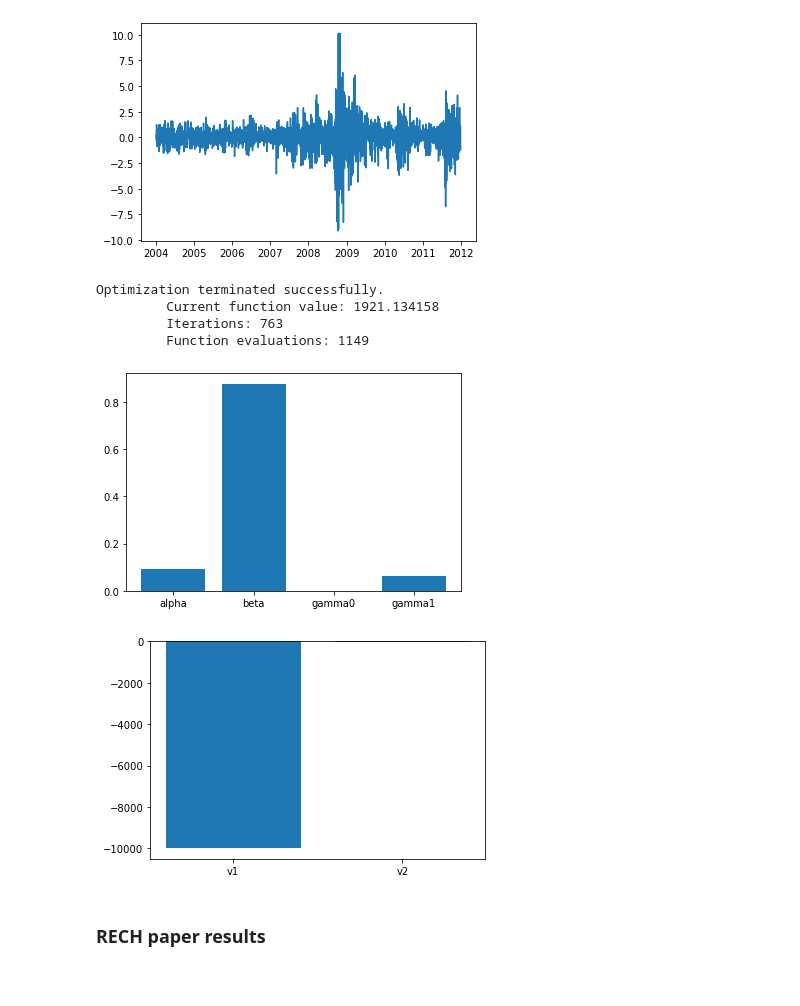
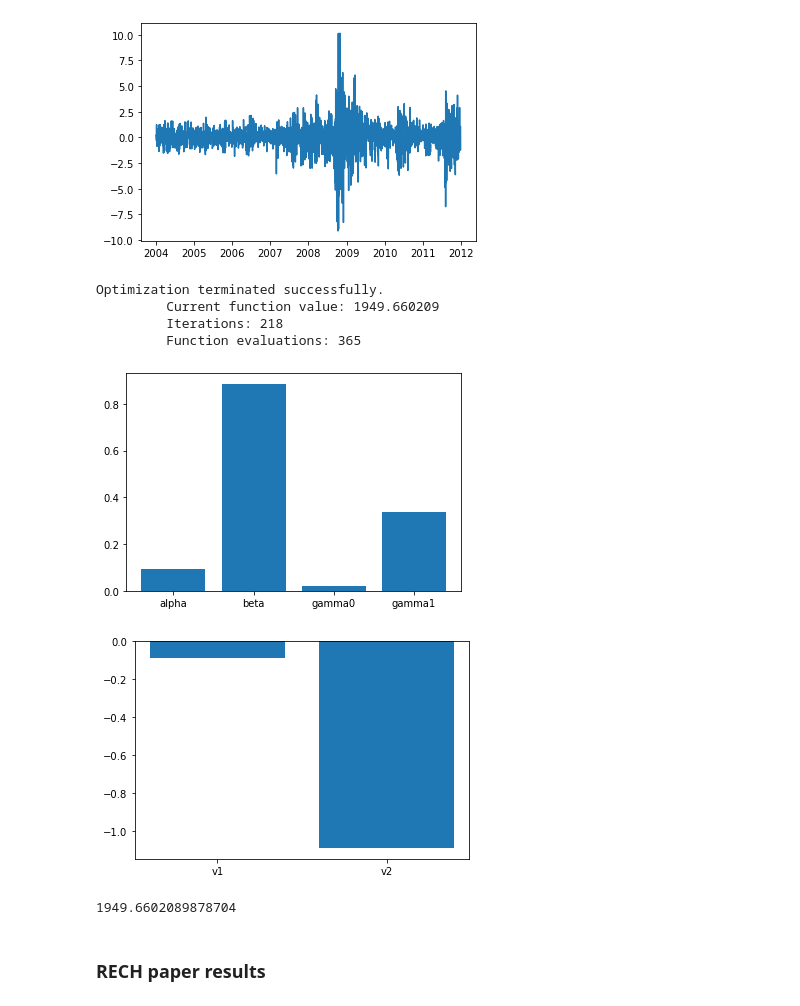
Before and after one commit to mbilsen/thesis_stuff, a Jupyter notebook: SRN_GARCH_SP500.ipynb, the cells around one changed output. Drawn from its saved outputs; the diff is of its cells as text; code cells hidden in the pictures.

```diff
--- a/SRN_GARCH_SP500.ipynb
+++ b/SRN_GARCH_SP500.ipynb
@@ -12,3 +12,6 @@ def sigmoid(x):
     except:
         sig = 0
     return sig
+# %%
+def relu(x, bound = 10):
+    return min(max(0,x),bound)
@@ -229,24 +305,31 @@ plt.plot(data['log_ret * 100'])
 # %%
 cons = ({"type": "ineq", "func" : lambda x: np.array(x)})
 vP0 = (0.1, 0.25, 0.52, 0.1, 0.1, 0.2)
+papres_start = (0.057, 0.562, 0.101, 0.413, -0.38, 0.652)
 my_bounds = ((0.0001,1), (0.0001,1), (0.0001, 3),(0.00001,3),(-10000,10),(-10,10))
 
-res = opt.minimize(SRN_garch_loglike, vP0, args = (sigmoid, returns),
+res = opt.minimize(SRN_garch_loglike, vP0,# instead of papres_start
+                   #papres_start,
+                   args = (relu, returns),
                   bounds = my_bounds,
                    method = "Nelder-Mead",
                   options = {"disp": True, "maxiter": 500000})
 
 par_names = ["alpha", "beta", "gamma0", "gamma1", "v1", "v2"]
 
 plt.bar(par_names[:4], res.x[:4])
 plt.show()
 
 plt.bar(par_names[4:], res.x[4:])
 plt.show()
 # %% [output]
 Optimization terminated successfully.
-         Current function value: 1921.134158
-         Iterations: 763
-         Function evaluations: 1149
+         Current function value: 1949.660209
+         Iterations: 218
+         Function evaluations: 365
-[figure, old version]
+[figure, new version]
-[figure, old version]
+[figure, new version]
+# %%
+res.fun
+# %% [output]
+1949.6602089878704
```
Also changed, not shown: parts of 11 cells of this notebook, 1 other file.
